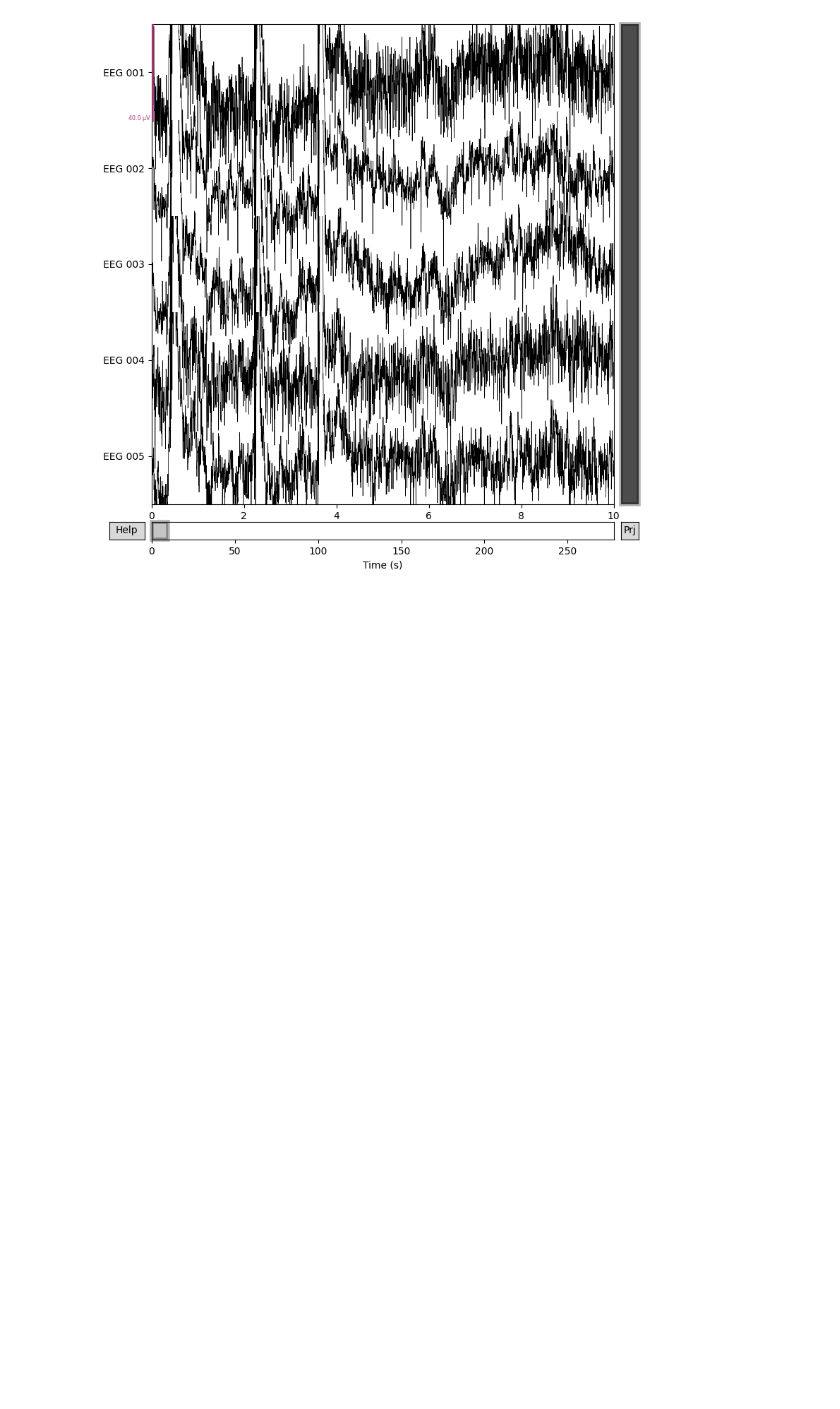
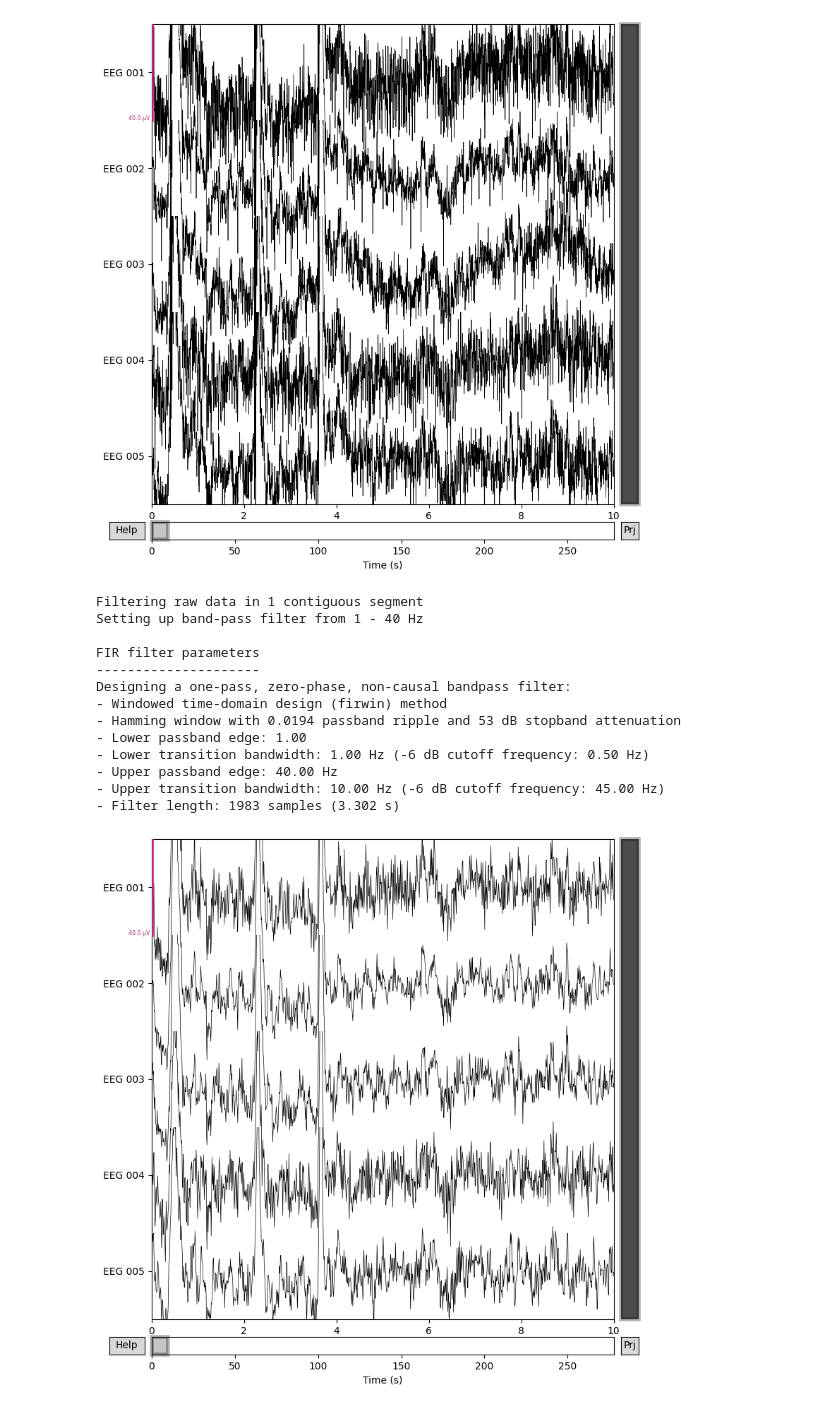
Before and after one commit to eozturk1968/neuro-pipeline, a Jupyter notebook: 01_load_and_plot.ipynb/01_load_and_plot.ipynb.ipynb, the cells around one changed output. Saved outputs shown, nothing was run; the diff lists cells and outputs as text; code cells hidden in the pictures; blank space fills up the shorter version.

```diff
--- a/01_load_and_plot.ipynb/01_load_and_plot.ipynb.ipynb
+++ b/01_load_and_plot.ipynb/01_load_and_plot.ipynb.ipynb
@@ -106,3 +106,24 @@ Ready.
 Reading 0 ... 166799  =      0.000 ...   277.714 secs...
 [figure]
 [figure]
+# %%
+# Step 2: Band-pass filter between 1 and 40 Hz
+raw_filtered = raw.copy().filter(l_freq=1.0, h_freq=40.0)
+
+# Plot the filtered data to compare with the raw plot
+raw_filtered.plot(n_channels=5, picks=eeg_picks, duration=10, start=0.0)
+# %% [output]
+Filtering raw data in 1 contiguous segment
+Setting up band-pass filter from 1 - 40 Hz
+
+FIR filter parameters
+---------------------
+Designing a one-pass, zero-phase, non-causal bandpass filter:
+- Windowed time-domain design (firwin) method
+- Hamming window with 0.0194 passband ripple and 53 dB stopband attenuation
+- Lower passband edge: 1.00
+- Lower transition bandwidth: 1.00 Hz (-6 dB cutoff frequency: 0.50 Hz)
+- Upper passband edge: 40.00 Hz
+- Upper transition bandwidth: 10.00 Hz (-6 dB cutoff frequency: 45.00 Hz)
+- Filter length: 1983 samples (3.302 s)
+[figure, added]
```
Also changed, not shown: parts of 3 cells of this notebook.
